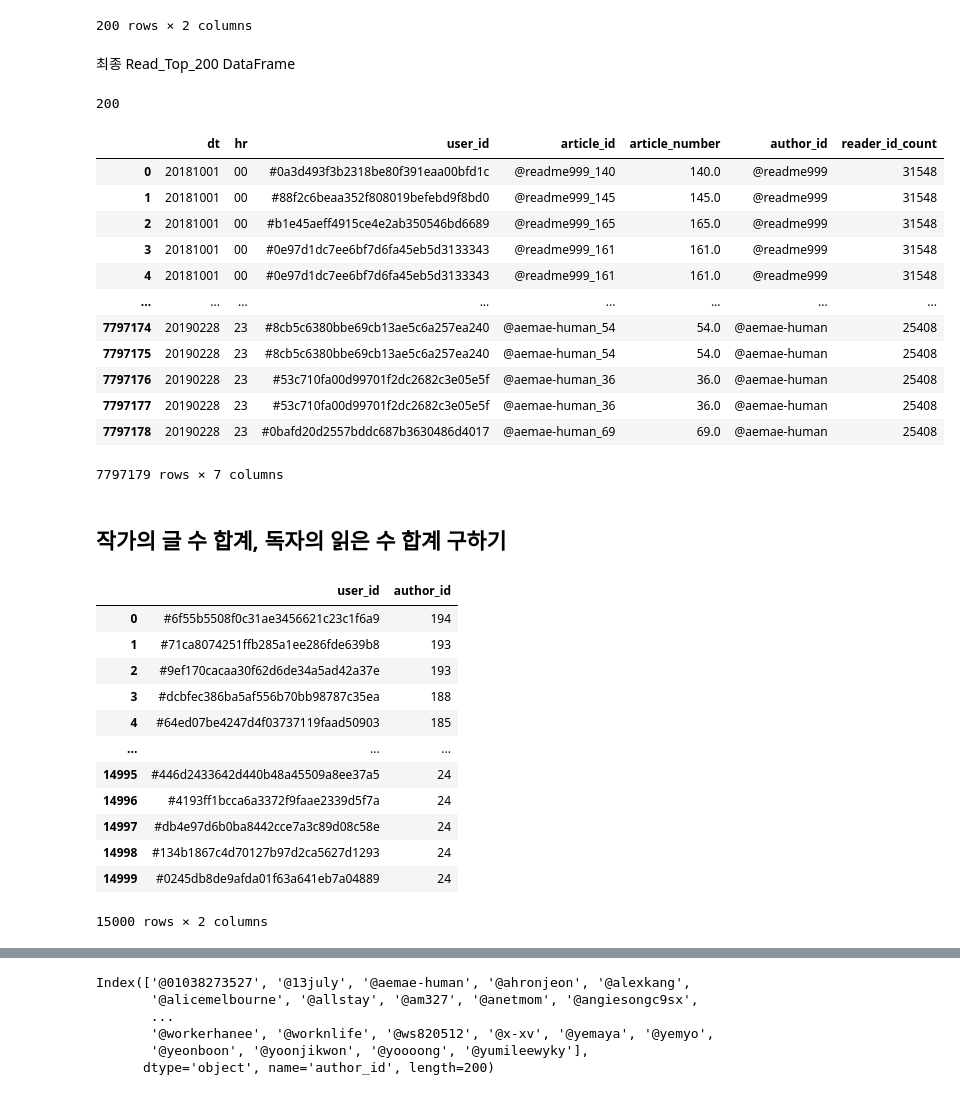
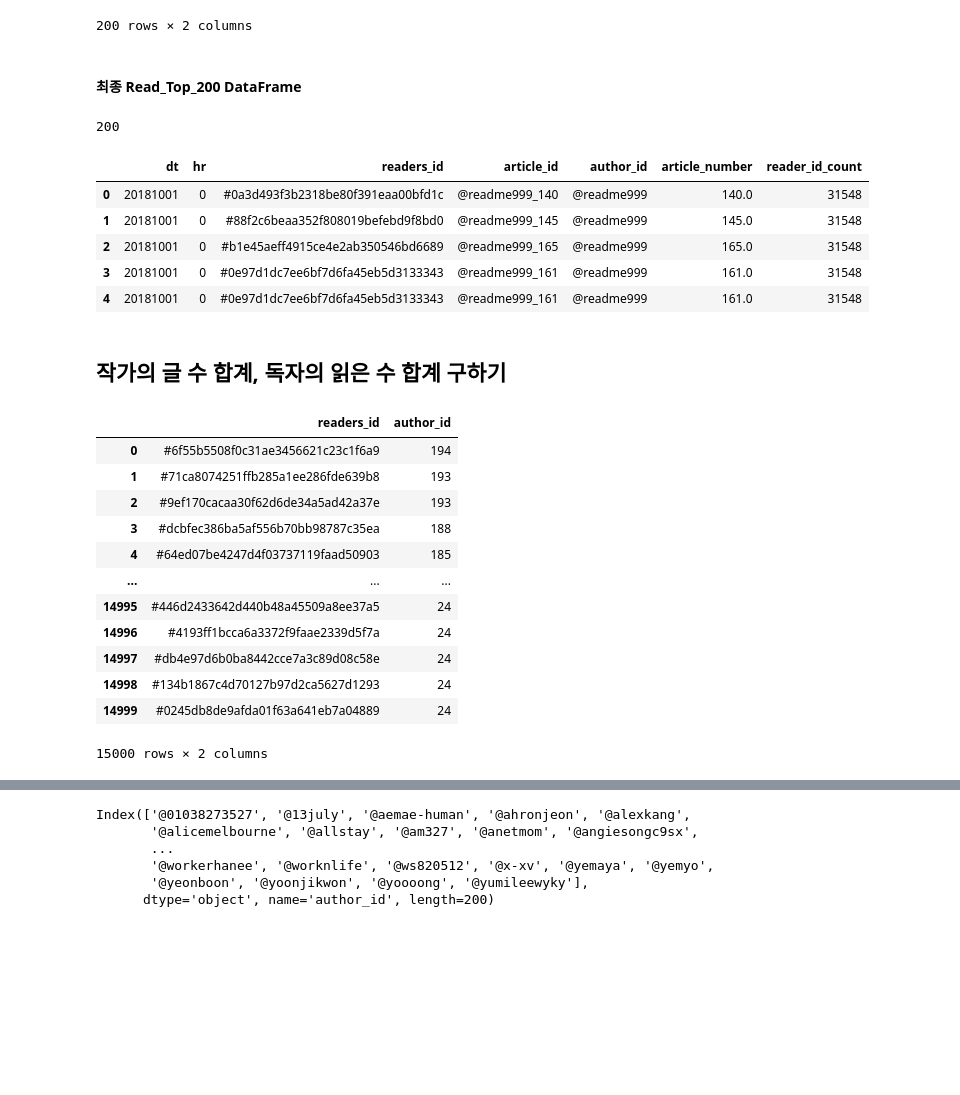
Before and after one commit to dss-14th/ml-repo-4, a Jupyter notebook: Brunch_recommendation_SVD.ipynb, the cells around one changed output, grey strips where cells are left out. Cells and saved outputs as stored; diff of their text form; code cells hidden in the pictures; blank space fills up the shorter version.

```diff
--- a/Brunch_recommendation_SVD.ipynb
+++ b/Brunch_recommendation_SVD.ipynb
@@ -201,10 +52,5 @@ metadata
-# %%
-read_final = pd.merge(left = read_raw, right=metadata, left_on="article_id", right_on="article_id", how="left")
-# %%
-read_final.drop(columns=["display_url", "keyword_list", "magazine_id", "reg_ts",
-                         "sub_title", "title"], inplace=True)
 # %%
-read_top_200_count = read_final.groupby("author_id")["user_id"].agg("count").sort_values(ascending=False).reset_index()
+read_top_200_count = read_final.groupby("author_id")["readers_id"].agg("count").sort_values(ascending=False).reset_index()
 # %%
 read_top_200_count.head()
 # %% [output]
@@ -223,7 +69,7 @@ read_top_200_count.author_id.nunique()
 200
 # %%
 # 컬럼명 변경
-read_top_200_count.rename(columns={"user_id":"reader_id_count"}, inplace=True)
+read_top_200_count.rename(columns={"readers_id":"reader_id_count"}, inplace=True)
 read_top_200_count
 # %% [output]
 |  | author_id | reader_id_count |
@@ -245,5 +91,5 @@ read_top_200_count
 # %% [markdown]
-최종 Read_Top_200 DataFrame
+#### 최종 Read_Top_200 DataFrame
 # %%
 read_top_200 = pd.merge(left=read_final, right=read_top_200_count, left_on="author_id", right_on="author_id", how="right")
 # %%
@@ -256,19 +102,12 @@ read_top_200.author_id.nunique()
 # %%
-read_top_200
+read_top_200.head()
 # %% [output]
-|  | dt | hr | user_id | article_id | article_number | author_id | reader_id_count |
-| 0 | 20181001 | 00 | #0a3d493f3b2318be80f391eaa00bfd1c | @readme999_140 | 140.0 | @readme999 | 31548 |
-| 1 | 20181001 | 00 | #88f2c6beaa352f808019befebd9f8bd0 | @readme999_145 | 145.0 | @readme999 | 31548 |
-| 2 | 20181001 | 00 | #b1e45aeff4915ce4e2ab350546bd6689 | @readme999_165 | 165.0 | @readme999 | 31548 |
-| 3 | 20181001 | 00 | #0e97d1dc7ee6bf7d6fa45eb5d3133343 | @readme999_161 | 161.0 | @readme999 | 31548 |
-| 4 | 20181001 | 00 | #0e97d1dc7ee6bf7d6fa45eb5d3133343 | @readme999_161 | 161.0 | @readme999 | 31548 |
-| ... | ... | ... | ... | ... | ... | ... | ... |
-| 7797174 | 20190228 | 23 | #8cb5c6380bbe69cb13ae5c6a257ea240 | @aemae-human_54 | 54.0 | @aemae-human | 25408 |
-| 7797175 | 20190228 | 23 | #8cb5c6380bbe69cb13ae5c6a257ea240 | @aemae-human_54 | 54.0 | @aemae-human | 25408 |
-| 7797176 | 20190228 | 23 | #53c710fa00d99701f2dc2682c3e05e5f | @aemae-human_36 | 36.0 | @aemae-human | 25408 |
-| 7797177 | 20190228 | 23 | #53c710fa00d99701f2dc2682c3e05e5f | @aemae-human_36 | 36.0 | @aemae-human | 25408 |
-| 7797178 | 20190228 | 23 | #0bafd20d2557bddc687b3630486d4017 | @aemae-human_69 | 69.0 | @aemae-human | 25408 |
+|  | dt | hr | readers_id | article_id | author_id | article_number | reader_id_count |
+| 0 | 20181001 | 0 | #0a3d493f3b2318be80f391eaa00bfd1c | @readme999_140 | @readme999 | 140.0 | 31548 |
+| 1 | 20181001 | 0 | #88f2c6beaa352f808019befebd9f8bd0 | @readme999_145 | @readme999 | 145.0 | 31548 |
+| 2 | 20181001 | 0 | #b1e45aeff4915ce4e2ab350546bd6689 | @readme999_165 | @readme999 | 165.0 | 31548 |
+| 3 | 20181001 | 0 | #0e97d1dc7ee6bf7d6fa45eb5d3133343 | @readme999_161 | @readme999 | 161.0 | 31548 |
+| 4 | 20181001 | 0 | #0e97d1dc7ee6bf7d6fa45eb5d3133343 | @readme999_161 | @readme999 | 161.0 | 31548 |
-7797179 rows × 7 columns
 # %% [markdown]
 ## 작가의 글 수 합계, 독자의 읽은 수 합계 구하기
 # %%
@@ -283,9 +122,9 @@ df_reader_author = pd.DataFrame(read_top_200.groupby('user_id').nunique()['autho
 # %%
 # 독자별로 읽은 작가의 수가 많은 순서대로 상위 15000명 sorting
-user_id_df=df_reader_author.sort_values('author_id', ascending=False)[:15000].reset_index()
-user_id_df
+readers_id_df=df_reader_author.sort_values('author_id', ascending=False)[:15000].reset_index()
+readers_id_df
 # %% [output]
-|  | user_id | author_id |
+|  | readers_id | author_id |
 | 0 | #6f55b5508f0c31ae3456621c23c1f6a9 | 194 |
 | 1 | #71ca8074251ffb285a1ee286fde639b8 | 193 |
 | 2 | #9ef170cacaa30f62d6de34a5ad42a37e | 193 |
```
Also changed, not shown: parts of 54 cells of this notebook, 1 other file.
